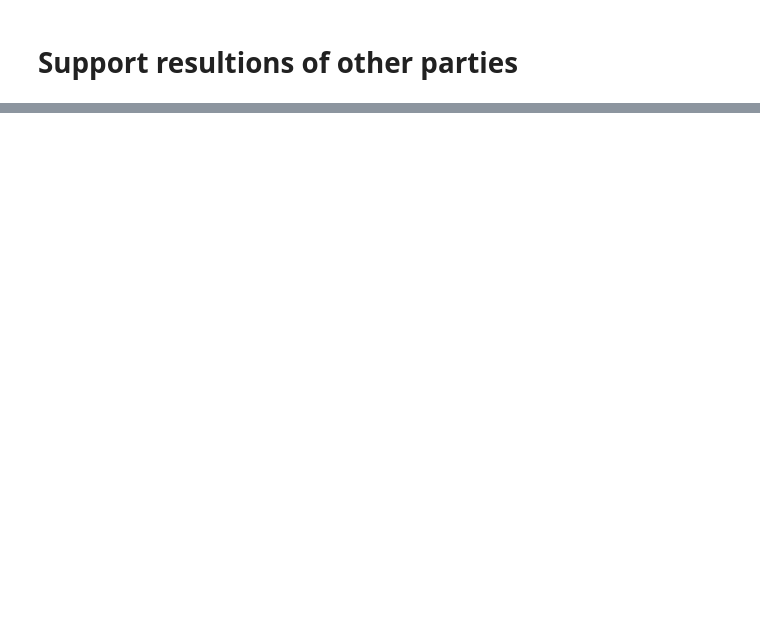
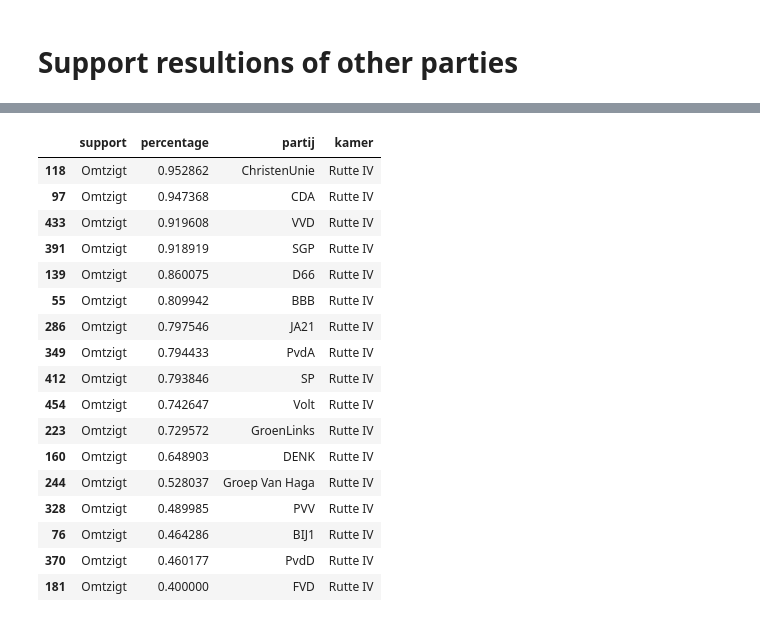
Before and after one commit to jvanelteren/kamermoties, a Jupyter notebook: 5_party-similarity.ipynb, the cells around one changed output, grey strips where cells are left out. Saved outputs shown, nothing was run; the diff lists cells and outputs as text; code cells hidden in the pictures; blank space fills up the shorter version.

```diff
--- a/5_party-similarity.ipynb
+++ b/5_party-similarity.ipynb
@@ -282,0 +285,21 @@ stem_perc[:15]
+# %%
+stem_perc[stem_perc['support']=='Omtzigt']
+# %% [output]
+|  | support | percentage | partij | kamer |
+| 118 | Omtzigt | 0.952862 | ChristenUnie | Rutte IV |
+| 97 | Omtzigt | 0.947368 | CDA | Rutte IV |
+| 433 | Omtzigt | 0.919608 | VVD | Rutte IV |
+| 391 | Omtzigt | 0.918919 | SGP | Rutte IV |
+| 139 | Omtzigt | 0.860075 | D66 | Rutte IV |
+| 55 | Omtzigt | 0.809942 | BBB | Rutte IV |
+| 286 | Omtzigt | 0.797546 | JA21 | Rutte IV |
+| 349 | Omtzigt | 0.794433 | PvdA | Rutte IV |
+| 412 | Omtzigt | 0.793846 | SP | Rutte IV |
+| 454 | Omtzigt | 0.742647 | Volt | Rutte IV |
+| 223 | Omtzigt | 0.729572 | GroenLinks | Rutte IV |
+| 160 | Omtzigt | 0.648903 | DENK | Rutte IV |
+| 244 | Omtzigt | 0.528037 | Groep Van Haga | Rutte IV |
+| 328 | Omtzigt | 0.489985 | PVV | Rutte IV |
+| 76 | Omtzigt | 0.464286 | BIJ1 | Rutte IV |
+| 370 | Omtzigt | 0.460177 | PvdD | Rutte IV |
+| 181 | Omtzigt | 0.400000 | FVD | Rutte IV |
```
Also changed, not shown: parts of 10 cells of this notebook, 8 other files.
